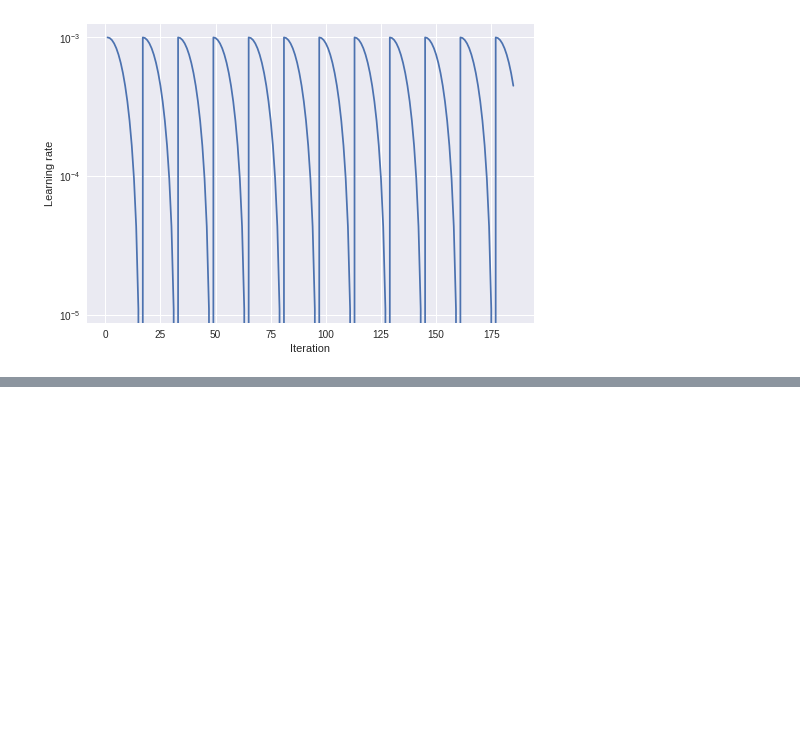
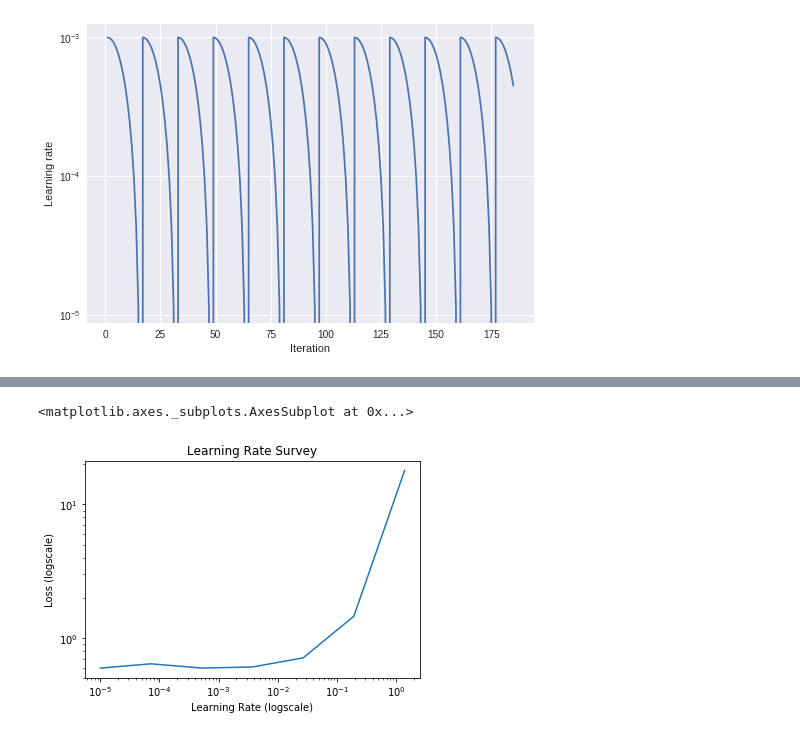
Before and after one commit to amilacsw/fastai-course-amila, a Jupyter notebook: Lesson1.ipynb, the cells around one changed output, grey strips where cells are left out. Cells and saved outputs as stored; diff of their text form; code cells hidden in the pictures; blank space fills up the shorter version.

```diff
--- a/Lesson1.ipynb
+++ b/Lesson1.ipynb
@@ -539,0 +658,7 @@ train_conv.plot_lr()
+# %%
+model = create_model()
+
+if torch.cuda.is_available():
+    model.cuda()
+    training_data_generator.cuda()
+    test_data_generator.cuda()
@@ -539,0 +668,7 @@ train_conv.plot_lr()
+# %%
+optimizer = optim.Adam(model.base_model.fc.parameters(),
+        weight_decay=1e-4)
+
+trainer = SingleClassImageClassifierTrainer(model=model, optimizer=optimizer,
+    training_data_generator=training_data_generator,
+    test_data_generator=test_data_generator)
@@ -539,0 +678,11 @@ train_conv.plot_lr()
+# %%
+survey_monitor = trainer.survey_learning_rate(
+    num_epochs=4,
+    min_learning_rate=1e-5,
+    max_learning_rate=10,
+    stop_factor=3)
+# %%
+survey_monitor.dataframe_monitor.plot_learning_rate_survey()
+# %% [output]
+<matplotlib.axes._subplots.AxesSubplot at 0x...>
+[figure, added]
```
Also changed, not shown: parts of 25 cells of this notebook.
